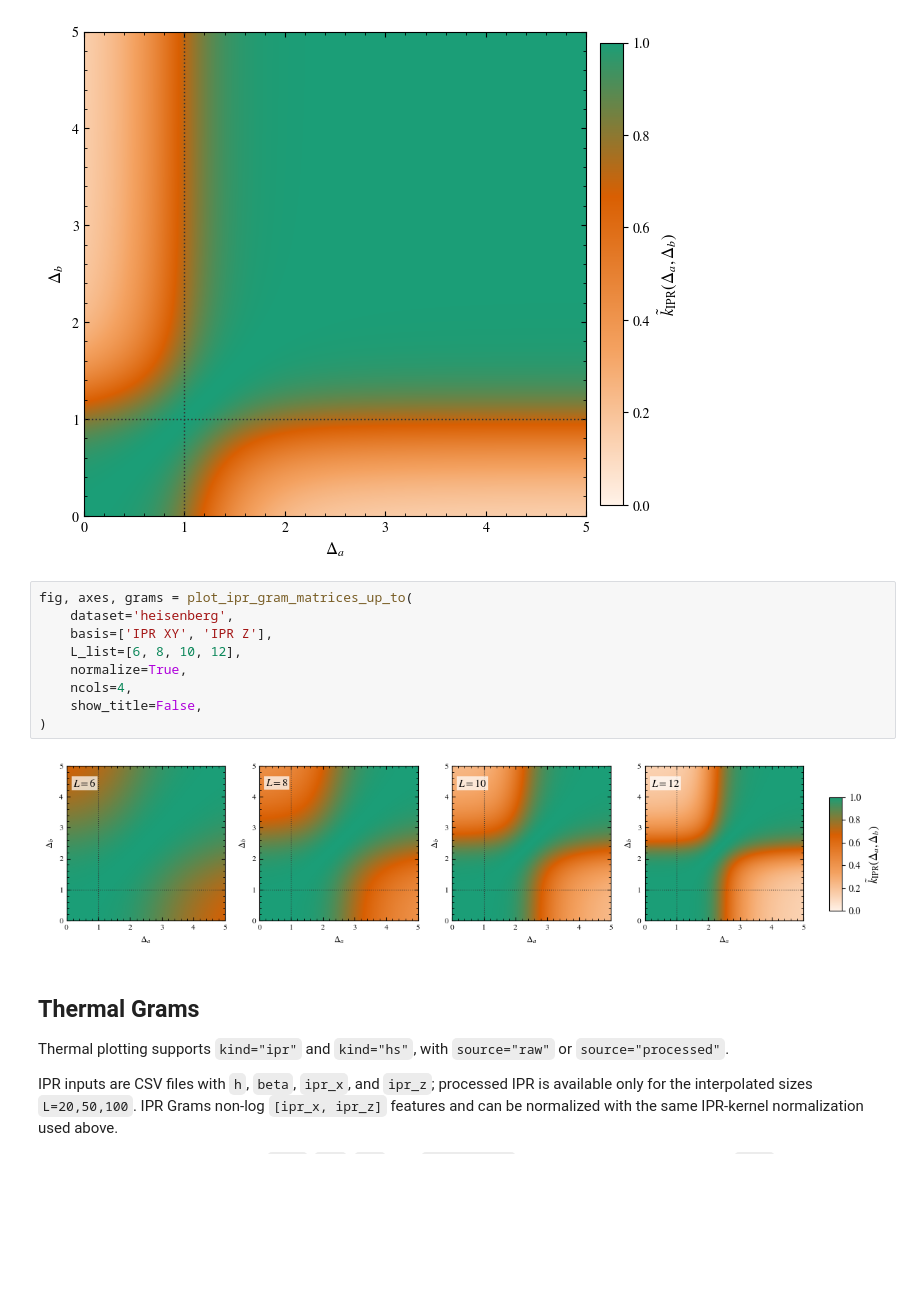
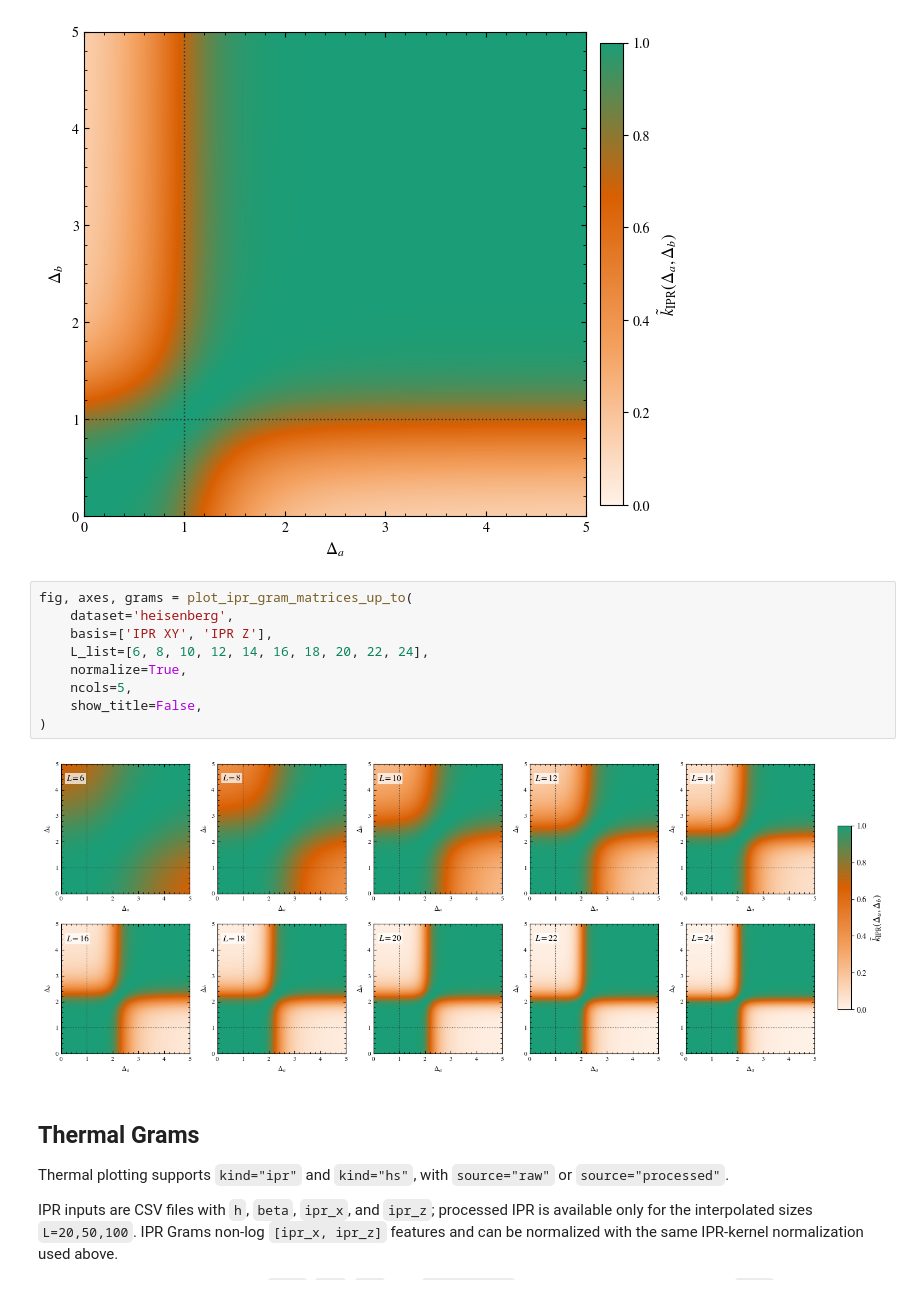
Before and after one commit to clemensLin/IPR-Kernel, a Jupyter notebook: scripts/test_plot_gram_matrices.ipynb, the cells around one changed output. Saved outputs shown, nothing was run; the diff lists cells and outputs as text; blank space fills up the shorter version.

```diff
--- a/scripts/test_plot_gram_matrices.ipynb
+++ b/scripts/test_plot_gram_matrices.ipynb
@@ -122,14 +122,14 @@ fig, ax, gram = plot_ipr_gram_matrix(
 # %%
 fig, axes, grams = plot_ipr_gram_matrices_up_to(
     dataset='heisenberg',
     basis=['IPR XY', 'IPR Z'],
-    L_list=[6, 8, 10, 12],
+    L_list=[6, 8, 10, 12, 14, 16, 18, 20, 22, 24],
     normalize=True,
-    ncols=4,
+    ncols=5,
     show_title=False,
 )
 # %% [output]
-[figure, old version]
+[figure, new version]
 # %% [markdown]
 ## Thermal Grams
 
```
Also changed, not shown: 12 other files.
